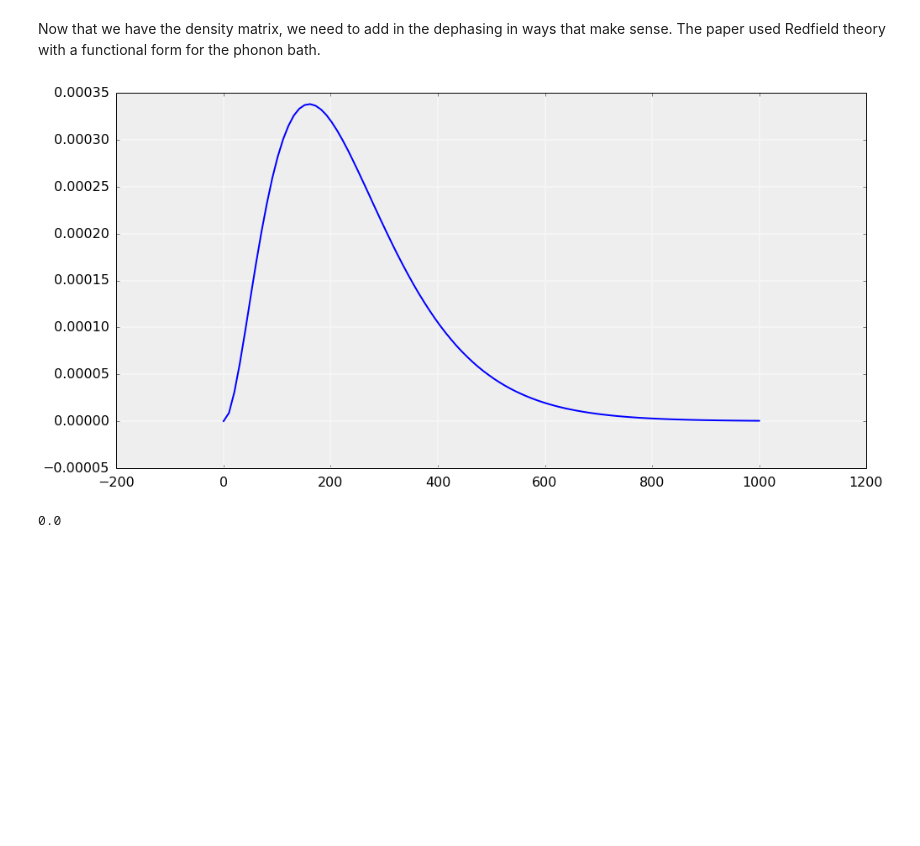
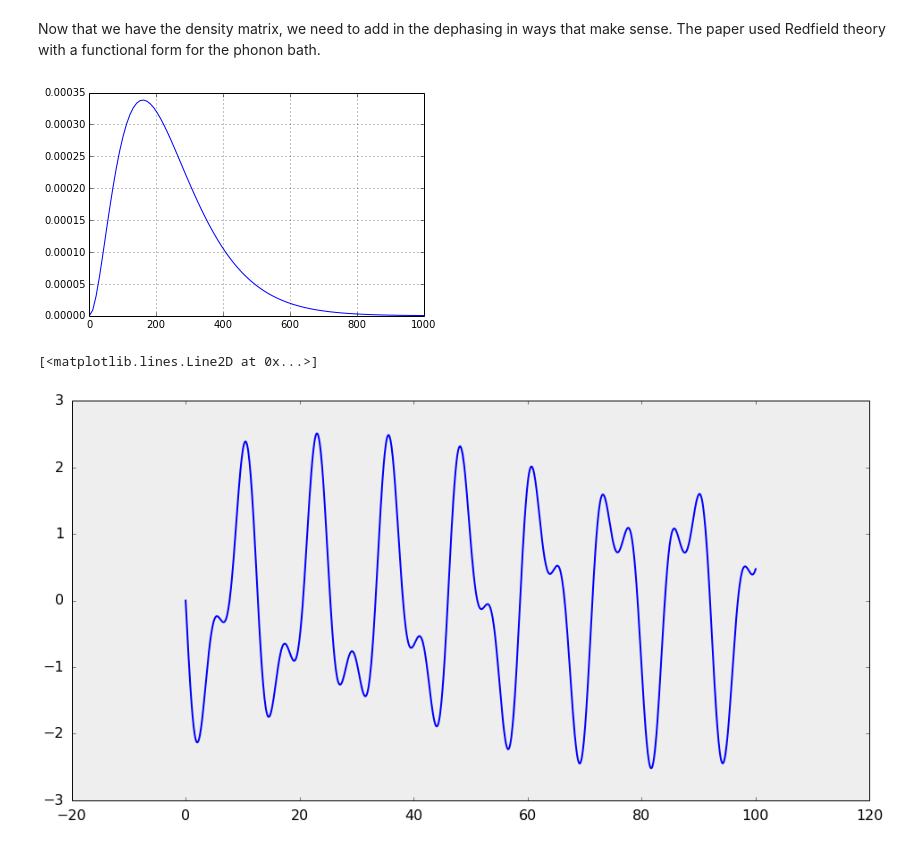
Before and after one commit to antonl/notebooks, a Jupyter notebook: Reproduce Pulleritz Paper.ipynb, the cells around one changed output. Drawn from its saved outputs; the diff is of its cells as text; code cells hidden in the pictures; blank space fills up the shorter version.

```diff
--- a/Reproduce Pulleritz Paper.ipynb
+++ b/Reproduce Pulleritz Paper.ipynb
@@ -114,9 +242,9 @@ cpdef np.ndarray bath(np.ndarray w):
     cdef np.ndarray r = w/wc
     return 0.5*S*r*r/wc*np.exp(-r)
 # %%
-w = linspace(0, 1000, 100)
+w = np.linspace(0, 1000, 100)
 plot(w, bath(w))
 grid()
 # %% [output]
-[figure, old version]
+[figure, new version]
 # %%
@@ -124,5 +252 @@ t2_list,dt = linspace(0, 100, 1000, retstep=True) # fs
 #t1_list =
-# %%
-expect(Hint, rho0)
-# %% [output]
-0.0
@@ -141,4 +270,8 @@ def s1(w):
     return S1
 # %%
 S1 = s1(t2_list)
+plot(t2_list, S1)
+# %% [output]
+[<matplotlib.lines.Line2D at 0x...>]
+[figure, added]
 # %%
```
Also changed, not shown: parts of 31 cells of this notebook.
